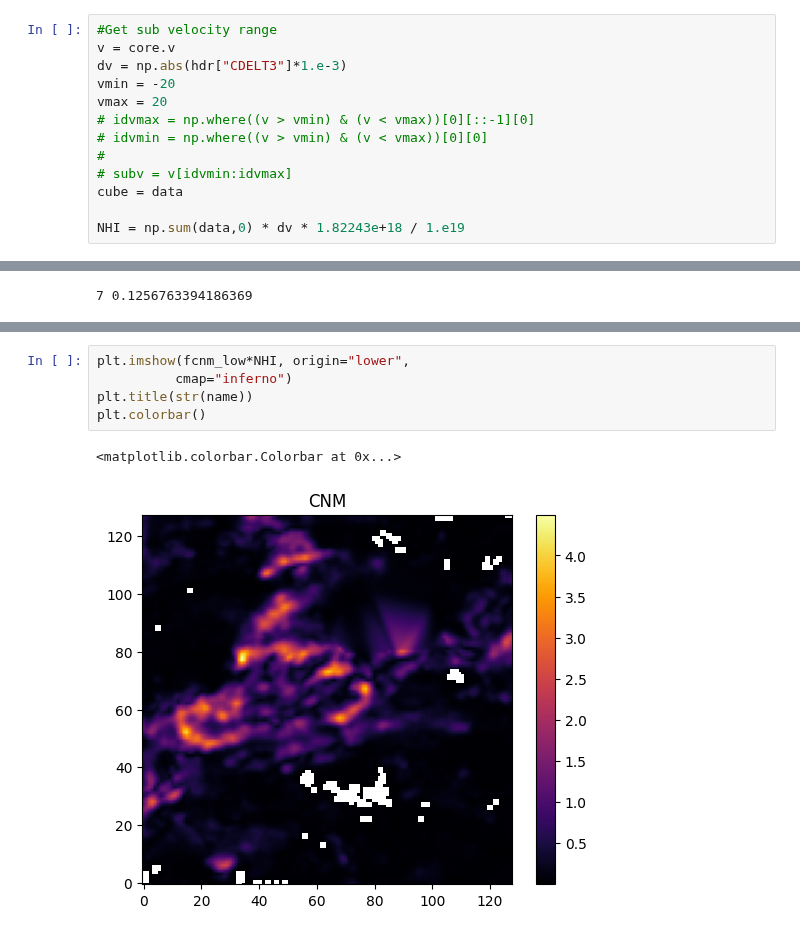
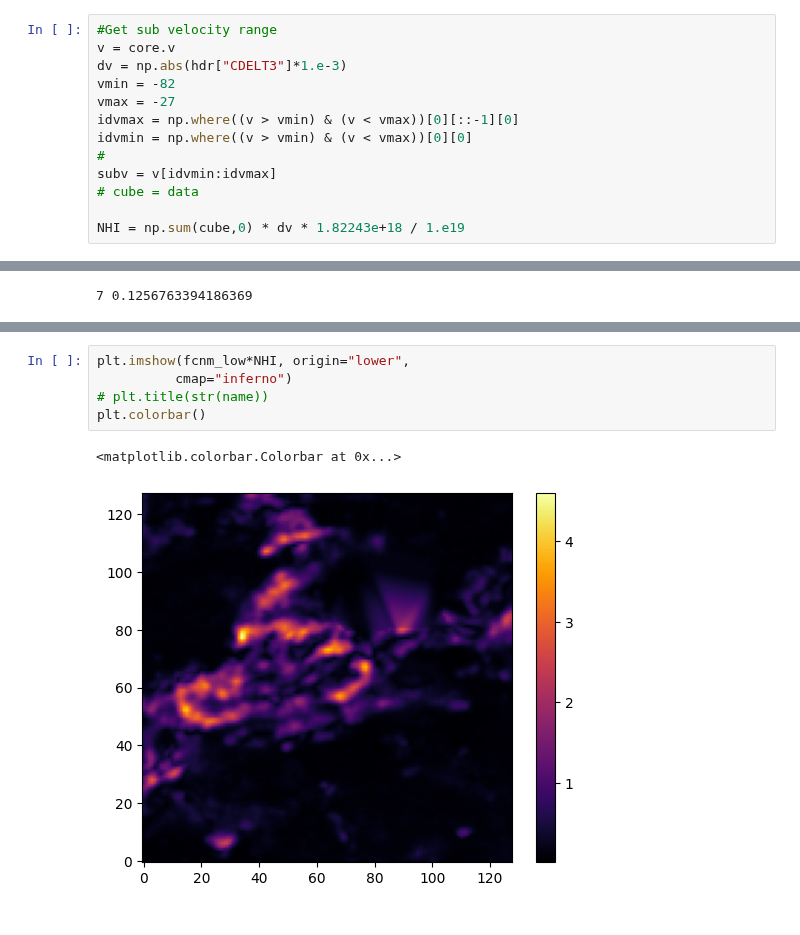
Before and after one commit to lukavujeva/ast425, a Jupyter notebook: Marchal_et_al_2022b.ipynb, the cells around one changed output, grey strips where cells are left out. Cells and saved outputs as stored; diff of their text form.

```diff
--- a/Marchal_et_al_2022b.ipynb
+++ b/Marchal_et_al_2022b.ipynb
@@ -58,15 +89,15 @@ core = ROHSA(data, hdr)
 #Get sub velocity range
 v = core.v
 dv = np.abs(hdr["CDELT3"]*1.e-3)
-vmin = -20
-vmax = 20
-# idvmax = np.where((v > vmin) & (v < vmax))[0][::-1][0]
-# idvmin = np.where((v > vmin) & (v < vmax))[0][0]
+vmin = -82
+vmax = -27
+idvmax = np.where((v > vmin) & (v < vmax))[0][::-1][0]
+idvmin = np.where((v > vmin) & (v < vmax))[0][0]
 #
-# subv = v[idvmin:idvmax]
-cube = data
+subv = v[idvmin:idvmax]
+# cube = data
 
-NHI = np.sum(data,0) * dv * 1.82243e+18 / 1.e19
+NHI = np.sum(cube,0) * dv * 1.82243e+18 / 1.e19
 # %%
 #Plot total column density map
 plt.figure(figsize=(8,8))
@@ -126,8 +158,8 @@ ax2.imshow(fcnm_low*NHI, origin="lower", vmin=0.,
 # %%
 plt.imshow(fcnm_low*NHI, origin="lower",
           cmap="inferno")
-plt.title(str(name))
+# plt.title(str(name))
 plt.colorbar()
 # %% [output]
 <matplotlib.colorbar.Colorbar at 0x...>
-[figure, old version]
+[figure, new version]
```
Also changed, not shown: parts of 10 cells of this notebook.
